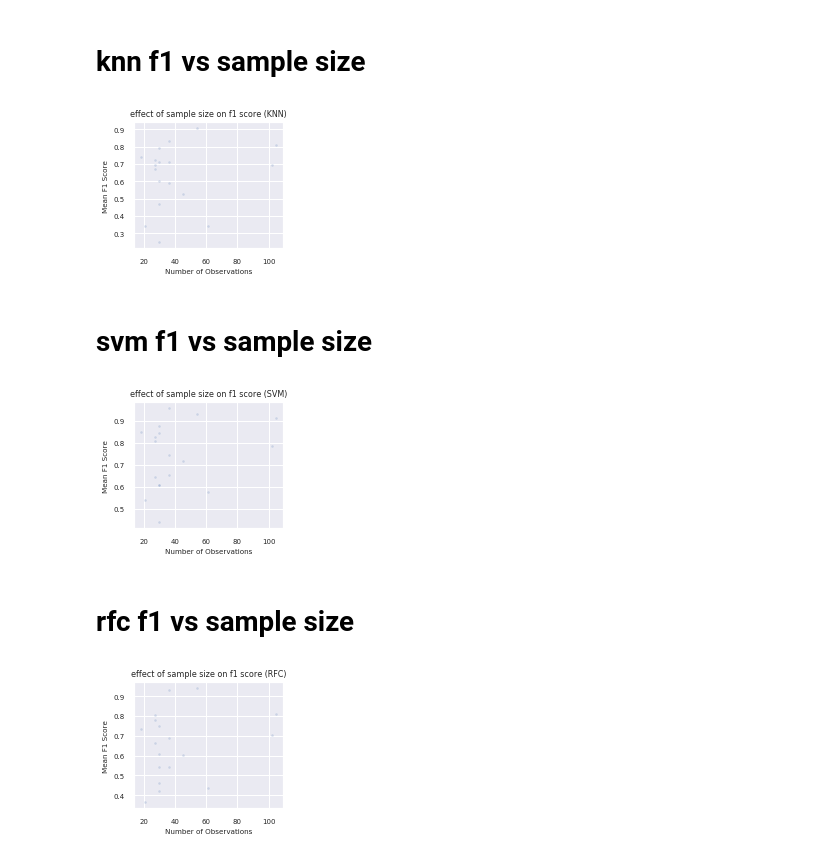
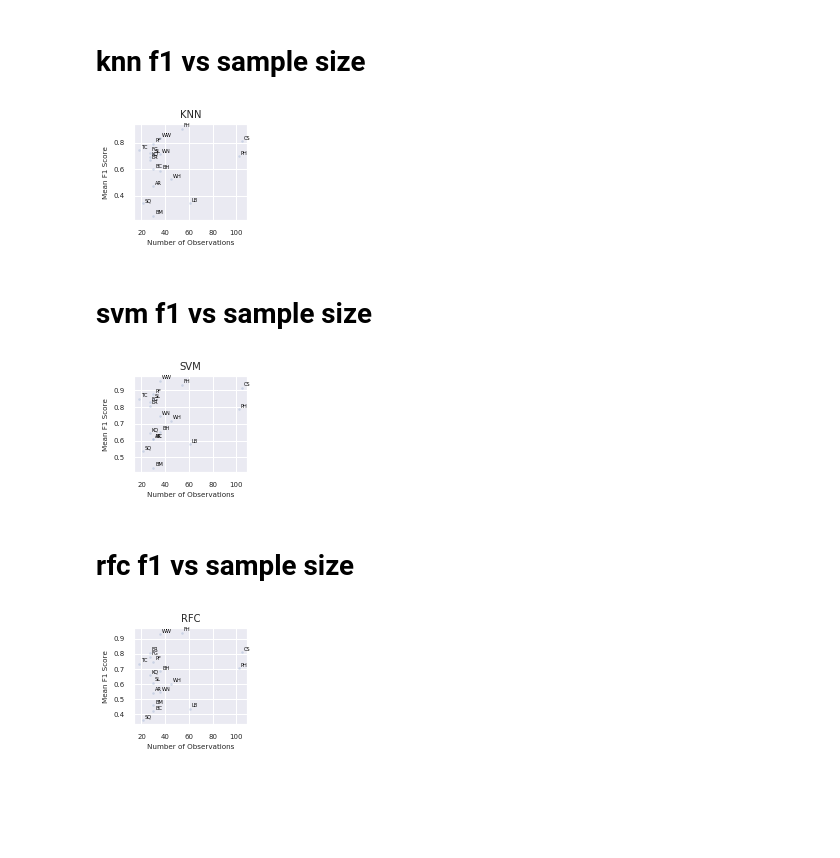
Before and after one commit to Spelaeo123/Machine_Learning, a Jupyter notebook: paper_1_notebooks/visualisations.ipynb, the cells around one changed output. Cells and saved outputs as stored; diff of their text form; code cells hidden in the pictures; blank space fills up the shorter version.

```diff
--- a/paper_1_notebooks/visualisations.ipynb
+++ b/paper_1_notebooks/visualisations.ipynb
@@ -16,13 +19,16 @@ tsne_data_with_colour = pd.read_csv('output_datasets/pre_model_datasets/tsne_dat
+# %%
+my_pallete = ['#e6194b', '#3cb44b', '#ffe119', '#4363d8', '#f58231', '#911eb4', '#46f0f0', '#f032e6', '#bcf60c', '#fabebe', '#008080', '#9a6324', '#fffac8', '#800000', '#aaffc3', '#808000', '#ffd8b1', '#000075', '#808080', '#000000']
 # %%
 
-sns.set(rc={'figure.figsize':(2.8,2.8)})
-
+sns.set(rc={'figure.figsize':(3,3)})
+sns.set_palette(sns.color_palette(my_pallete, 19))
 
 plot_on_x = 'tsne1'
 plot_on_y = 'tsne2'
 
-plot = sns.scatterplot(data = tsne_data_with_colour, linewidth = 0.3, edgecolor = 'black', s= 2.8, x = plot_on_x, y = plot_on_y, hue='class',
-                palette=sns.color_palette("Paired", tsne_data_with_colour['class'].nunique()))
+plot = sns.scatterplot(data = tsne_data_with_colour, linewidth = 0.3, edgecolor = 'black', s= 5, x = plot_on_x, y = plot_on_y, hue='class',
+                #palette=sns.color_palette("colorblind", tsne_data_with_colour['class'].nunique())
+                      )
 
 plt.title('t-SNE Analysis of Bedrock Sample Data', fontsize = 10)
 
@@ -32,8 +38,8 @@ plt.xticks(fontsize = 5)
 plot.set_xlabel('tSNE1',fontsize=7)
 plot.set_ylabel('tSNE2',fontsize=7)
 
-plt.tight_layout()
-plt.legend(fontsize=5, markerscale=0.1, bbox_to_anchor=(1.05, 1), loc=2, borderaxespad=0.)
+
+plt.legend(fontsize=7, markerscale=0.5, bbox_to_anchor=(1.05, 1), loc=2, borderaxespad=0.)
 
 if save_plots == True:
     fig = plot.get_figure()
@@ -49,13 +59,13 @@ filepath = 'final_figures/superficial_tsne.eps'
 tsne_data_with_colour = pd.read_csv('output_datasets/pre_model_datasets/tsne_data_with_color_superficial.csv')
 # %%
 
-sns.set(rc={'figure.figsize':(2.8,2.8)})
+sns.set(rc={'figure.figsize':(2.9,2.9)})
 
 
 plot_on_x = 'tsne1'
 plot_on_y = 'tsne2'
 
-plot = sns.scatterplot(data = tsne_data_with_colour, linewidth = 0.3, edgecolor = 'black', s= 2.8, x = plot_on_x, y = plot_on_y, hue='class',
+plot = sns.scatterplot(data = tsne_data_with_colour, linewidth = 0.3, edgecolor = 'black', s= 5, x = plot_on_x, y = plot_on_y, style = 'class', hue='class',
                 palette=sns.color_palette("Paired", tsne_data_with_colour['class'].nunique()))
 
 plt.title('t-SNE of Superficial Sample Data', fontsize = 10)
@@ -67,7 +77,7 @@ plt.xticks(fontsize = 5)
 plot.set_xlabel('tSNE1',fontsize=7)
 plot.set_ylabel('tSNE2',fontsize=7)
 
-plt.legend(fontsize=5, markerscale=0.1, bbox_to_anchor=(1.05, 1), loc=2, borderaxespad=0.)
+plt.legend(fontsize=7, markerscale=0.5, bbox_to_anchor=(1.05, 1), loc=2, borderaxespad=0.)
 if save_plots == True:
     fig = plot.get_figure()
     fig.savefig(fname=filepath, dpi = 2000, pad_inches = 0.5, bbox_extra_artists=(plot,), bbox_inches='tight')
@@ -336,24 +346,27 @@ filepath = 'final_figures/f1vssamplesizeknn.eps'
 # %%
 
 
 
-sns.set(rc={'figure.figsize':(2.8,2.5)})
+sns.set(rc={'figure.figsize':(2.3,2.1)})
 sns.set(font_scale=0.6)
 
-plot = sns.scatterplot(x ='Number of Observations', y = 'Mean F1 Score', data = forPlot, s = 8, alpha = 0.2)
+plot = sns.scatterplot(x ='Number of Observations', y = 'Mean F1 Score', markers='class', data = forPlot, s = 8, alpha = 0.2)
 
-plt.title("effect of sample size on f1 score (KNN)", fontsize = 8)
+plt.title("KNN", fontsize = 10)
 
 
 plt.yticks(fontsize = 7)
 plt.xticks(fontsize = 7)
 plt.tight_layout()
 
+for line in range(0, forPlot.shape[0]):
+    plot.text((int(forPlot['Number of Observations'].iloc[line]) + 1.5), (float(forPlot['Mean F1 Score'].iloc[line])+0.01), forPlot['class'].iloc[line], horizontalalignment='left', size=5, color='black', weight='regular')
+
 if save_plots:
     fig = plot.get_figure()
     fig.savefig(filepath)
 # %% [output]
-[figure, old version]
+[figure, new version]
 # %% [markdown]
 # svm f1 vs sample size
 # %%
@@ -363,23 +376,26 @@ filepath = 'final_figures/f1vssamplesize_svm.eps'
 
 
 
-sns.set(rc={'figure.figsize':(2.8,2.5)})
+sns.set(rc={'figure.figsize':(2.3,2.1)})
 sns.set(font_scale=0.6)
 
-plot = sns.scatterplot(x ='Number of Observations', y = 'Mean F1 Score', data = forPlot, s = 8, alpha = 0.2)
+plot = sns.scatterplot(x ='Number of Observations', y = 'Mean F1 Score', markers='class', data = forPlot, s = 8, alpha = 0.2)
 
-plt.title("effect of sample size on f1 score (SVM)", fontsize = 8)
+plt.title("SVM", fontsize = 10)
 
 
 plt.yticks(fontsize = 7)
 plt.xticks(fontsize = 7)
 plt.tight_layout()
 
+for line in range(0, forPlot.shape[0]):
+    plot.text((int(forPlot['Number of Observations'].iloc[line]) + 1.5), (float(forPlot['Mean F1 Score'].iloc[line])+0.01), forPlot['class'].iloc[line], horizontalalignment='left', size=5, color='black', weight='regular')
+
 if save_plots:
     fig = plot.get_figure()
     fig.savefig(filepath)
 # %% [output]
-[figure, old version]
+[figure, new version]
 # %% [markdown]
 # rfc f1 vs sample size
 # %%
@@ -389,20 +405,24 @@ filepath = 'final_figures/f1vssamplesizerfc.eps'
 
 
 
-sns.set(rc={'figure.figsize':(2.8,2.5)})
+sns.set(rc={'figure.figsize':(2.3,2.1)})
 sns.set(font_scale=0.6)
 
-plot = sns.scatterplot(x ='Number of Observations', y = 'Mean F1 Score', data = forPlot, s = 8, alpha = 0.2)
+plot = sns.scatterplot(x ='Number of Observations', y = 'Mean F1 Score', data = forPlot, s = 8, legend = None,alpha = 0.2)
 
-plt.title("effect of sample size on f1 score (RFC)", fontsize = 8)
+plt.title("RFC", fontsize = 10)
 
 
 plt.yticks(fontsize = 7)
 plt.xticks(fontsize = 7)
 plt.tight_layout()
 
+for line in range(0, forPlot.shape[0]):
+    plot.text((int(forPlot['Number of Observations'].iloc[line]) + 1.5), (float(forPlot['Mean F1 Score'].iloc[line])+0.01), forPlot['class'].iloc[line], horizontalalignment='left', size=5, color='black', weight='regular')
+
+
 if save_plots:
     fig = plot.get_figure()
     fig.savefig(filepath)
 # %% [output]
-[figure, old version]
+[figure, new version]
```
Also changed, not shown: parts of 4 cells of this notebook, 19 other files.
